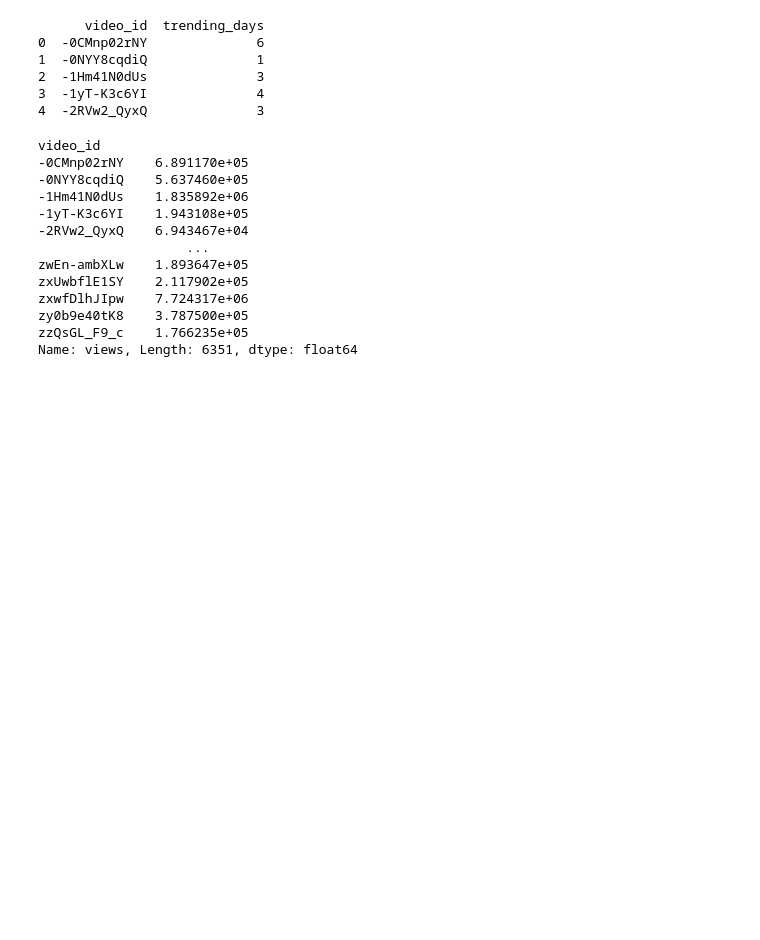
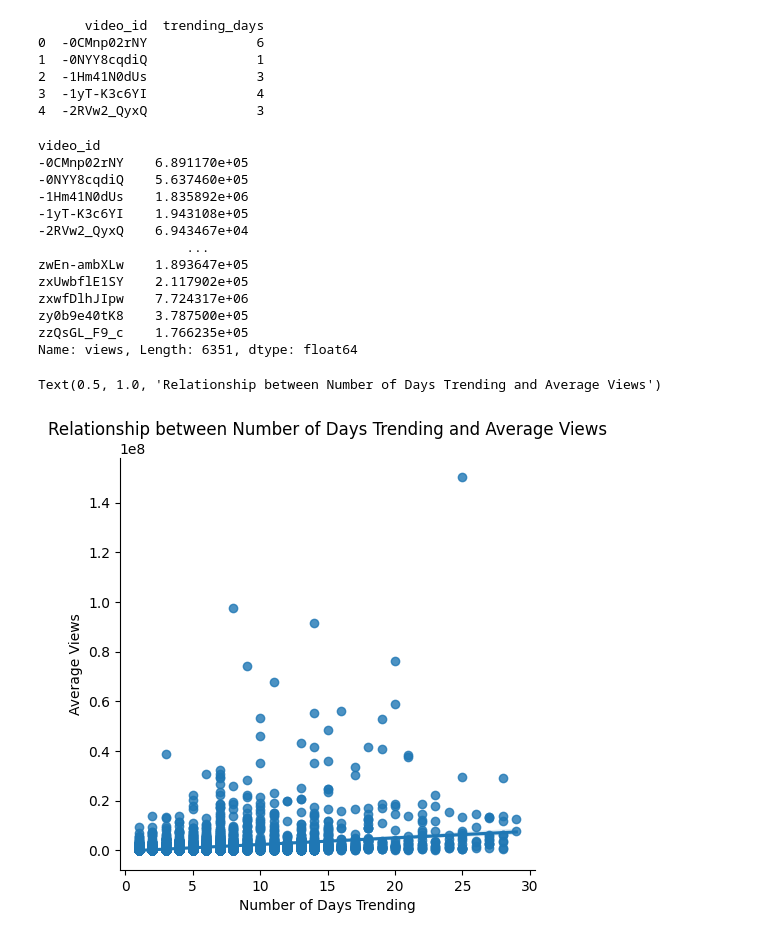
Before and after one commit to AvdylDemukajj/YoutubeTrandingVideos, a Jupyter notebook: index.ipynb, the cells around one changed output. Drawn from its saved outputs; the diff is of its cells as text; code cells hidden in the pictures; blank space fills up the shorter version.

Commit message:
"Plotted relationship between trending days and average views"

```diff
--- a/index.ipynb
+++ b/index.ipynb
@@ -114,3 +114,11 @@ zxwfDlhJIpw    7.724317e+06
 zy0b9e40tK8    3.787500e+05
 zzQsGL_F9_c    1.766235e+05
 Name: views, Length: 6351, dtype: float64
+# %%
+sns.lmplot(x='trending_date', y='views', data=trending_views_df)
+plt.xlabel('Number of Days Trending')
+plt.ylabel('Average Views')
+plt.title('Relationship between Number of Days Trending and Average Views')
+# %% [output]
+Text(0.5, 1.0, 'Relationship between Number of Days Trending and Average Views')
+[figure, added]
```
